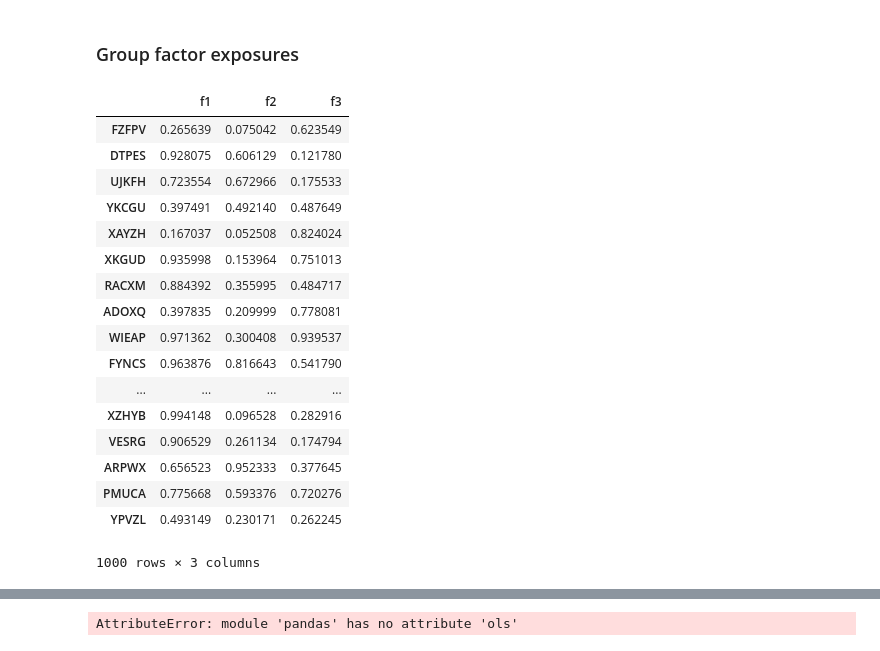
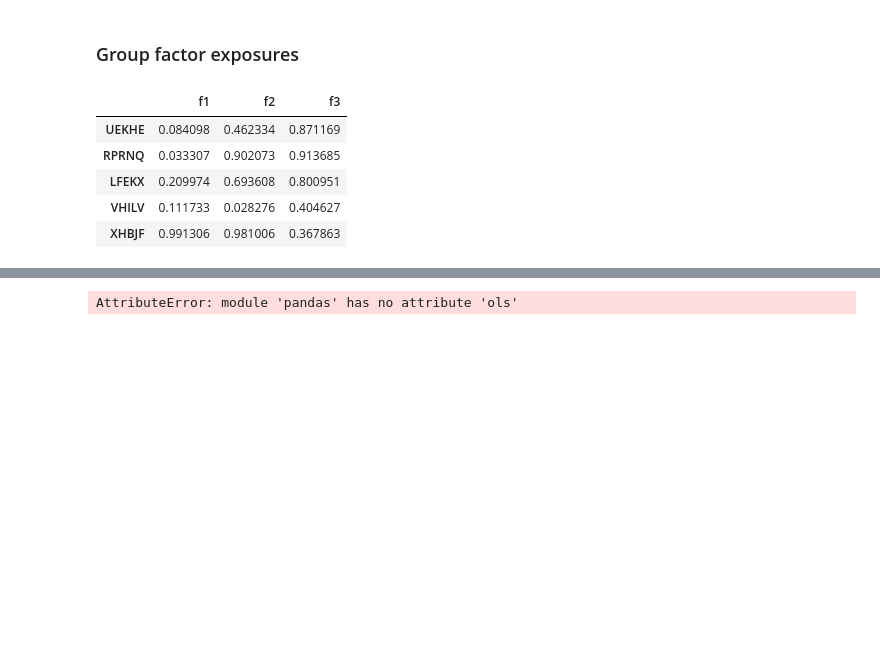
Before and after one commit to miyamotok0105/pydata-book, a Jupyter notebook: ch11-hm.ipynb, the cells around one changed output, grey strips where cells are left out. Saved outputs shown, nothing was run; the diff lists cells and outputs as text; code cells hidden in the pictures; blank space fills up the shorter version.

```diff
--- a/ch11-hm.ipynb
+++ b/ch11-hm.ipynb
@@ -656,24 +666,12 @@ port = Series(0.7 * fac1 - 1.2 * fac2 + 0.3 * fac3 + rand(1000),
 factors = DataFrame({'f1': fac1, 'f2': fac2, 'f3': fac3},
                     index=ticker_subset)
 # %%
-factors
+factors[:5]
 # %% [output]
 |  | f1 | f2 | f3 |
-| FZFPV | 0.265639 | 0.075042 | 0.623549 |
-| DTPES | 0.928075 | 0.606129 | 0.121780 |
-| UJKFH | 0.723554 | 0.672966 | 0.175533 |
-| YKCGU | 0.397491 | 0.492140 | 0.487649 |
-| XAYZH | 0.167037 | 0.052508 | 0.824024 |
-| XKGUD | 0.935998 | 0.153964 | 0.751013 |
-| RACXM | 0.884392 | 0.355995 | 0.484717 |
-| ADOXQ | 0.397835 | 0.209999 | 0.778081 |
-| WIEAP | 0.971362 | 0.300408 | 0.939537 |
-| FYNCS | 0.963876 | 0.816643 | 0.541790 |
-| ... | ... | ... | ... |
-| XZHYB | 0.994148 | 0.096528 | 0.282916 |
-| VESRG | 0.906529 | 0.261134 | 0.174794 |
-| ARPWX | 0.656523 | 0.952333 | 0.377645 |
-| PMUCA | 0.775668 | 0.593376 | 0.720276 |
-| YPVZL | 0.493149 | 0.230171 | 0.262245 |
+| UEKHE | 0.084098 | 0.462334 | 0.871169 |
+| RPRNQ | 0.033307 | 0.902073 | 0.913685 |
+| LFEKX | 0.209974 | 0.693608 | 0.800951 |
+| VHILV | 0.111733 | 0.028276 | 0.404627 |
+| XHBJF | 0.991306 | 0.981006 | 0.367863 |
-1000 rows × 3 columns
 # %%
```
Also changed, not shown: parts of 46 cells of this notebook.
